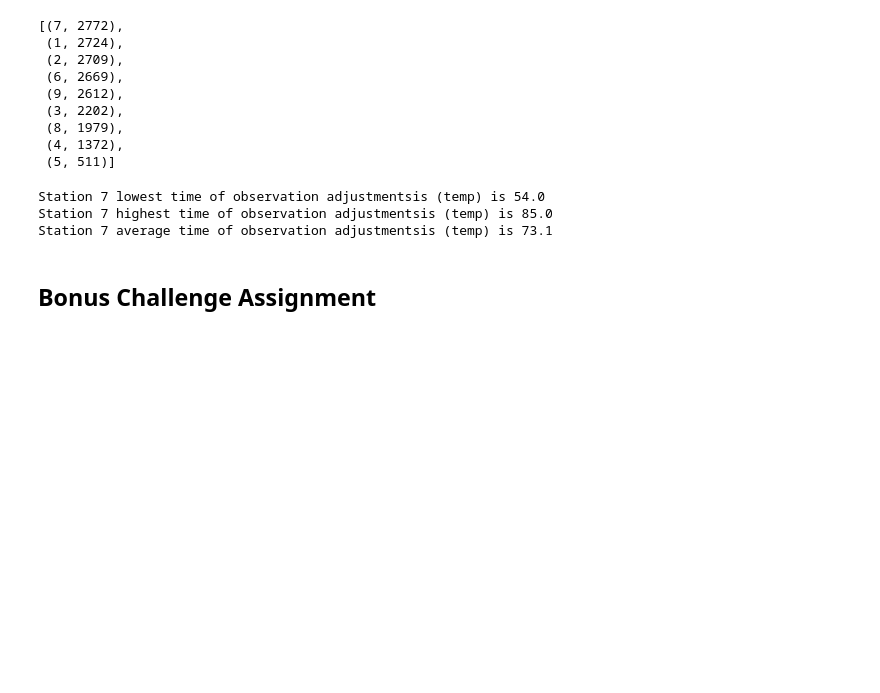
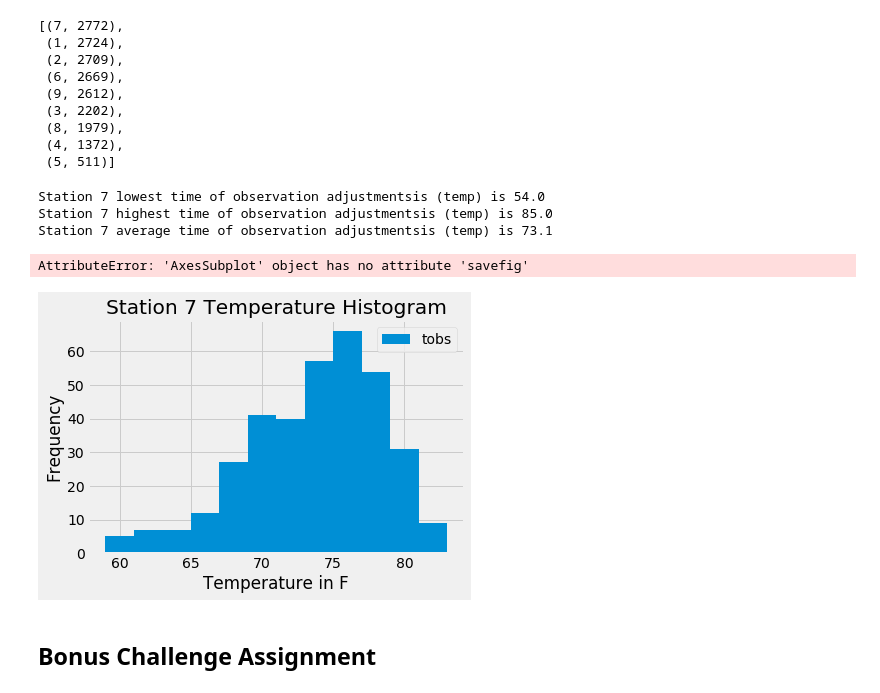
Before and after one commit to GStout17/sqlalchemy-challenge, a Jupyter notebook: climate_starter.ipynb, the cells around one changed output. Saved outputs shown, nothing was run; the diff lists cells and outputs as text; code cells hidden in the pictures; blank space fills up the shorter version.

Commit message:
created hist of temp for station 7

```diff
--- a/climate_starter.ipynb
+++ b/climate_starter.ipynb
@@ -150,6 +150,36 @@ Station 7 average time of observation adjustmentsis (temp) is 73.1
 # %%
 # Choose the station with the highest number of temperature observations.
 # Query the last 12 months of temperature observation data for this station and plot the results as a histogram
+
+last_12_months = session.query(Measurement.date).\
+    filter(Measurement.station == Station.station).\
+    filter(Station.id == 7).\
+    order_by(Measurement.date.desc()).first()[0]
+last_date = dt.datetime.strptime(last_12_months,"%Y-%m-%d")
+last_date
+
+# figuring out time
+one_year = last_date - dt.timedelta(days=365)
+one_year
+
+temp_results = session.query(Measurement.tobs).\
+    filter(Measurement.station == Station.station).\
+    filter(Station.id == 7).\
+    filter(Measurement.date > one_year)
+
+temp_df = pd.DataFrame(temp_results)
+# %%
+# Creatimg histogram and saving fig
+temp_chart = temp_df.plot(kind='hist',bins=12, title="Station 7 Temperature Histogram")
+temp_chart.set_xlabel('Temperature in F')
+temp_chart
+
+# Trouble saving figure
+fig = temp_chart
+fig.savefig("Temperature-Chart.png")
+# %% [output]
+AttributeError: 'AxesSubplot' object has no attribute 'savefig'
+[figure, added]
 # %% [markdown]
 ## Bonus Challenge Assignment
 # %%
```
